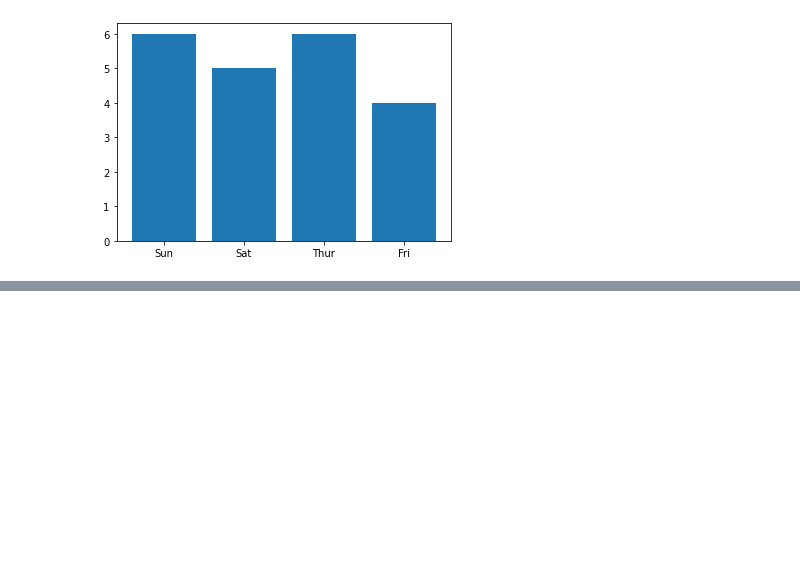
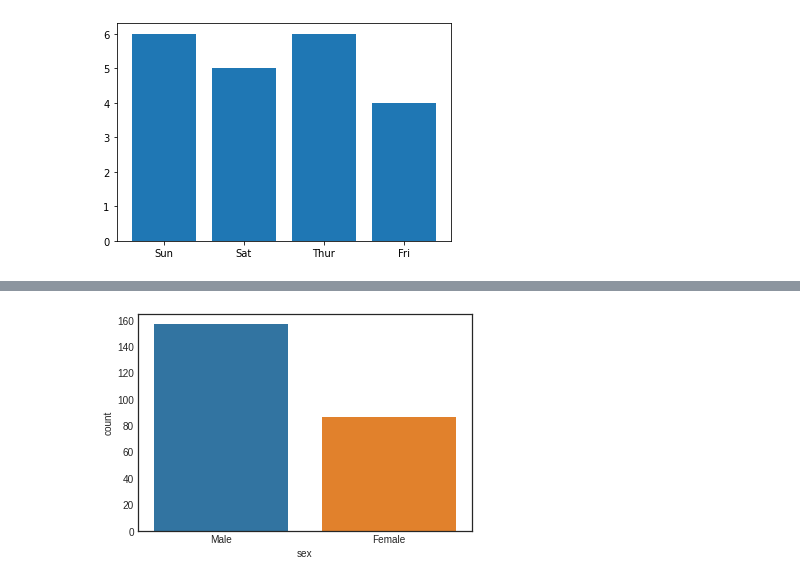
Before and after one commit to GIRISH2409/Day2_ML, a Jupyter notebook: Day2.ipynb, the cells around one changed output, grey strips where cells are left out. Saved outputs shown, nothing was run; the diff lists cells and outputs as text; code cells hidden in the pictures; blank space fills up the shorter version.

```diff
--- a/Day2.ipynb
+++ b/Day2.ipynb
@@ -162,0 +189,10 @@ TypeError: ignored
+# %%
+#seaborn Implementation
+
+plt.style.use('seaborn-white')
+
+gender = sns.countplot(tips['sex'])
+
+plt.show()
+# %% [output]
+[figure, added]
```
Also changed, not shown: parts of 6 cells of this notebook.
